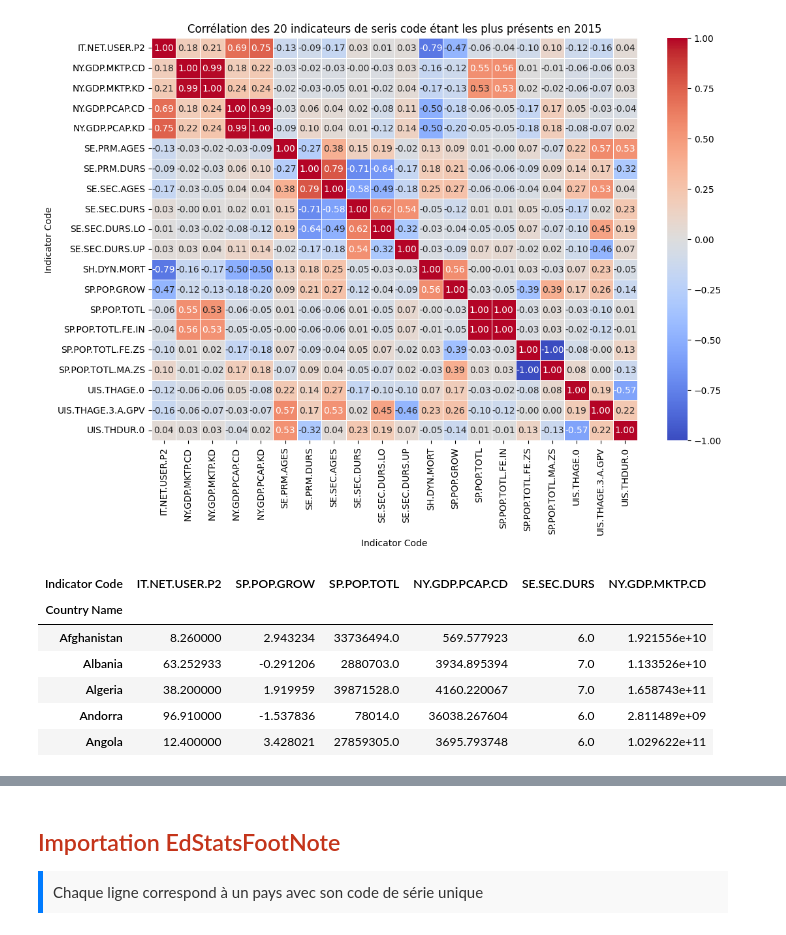
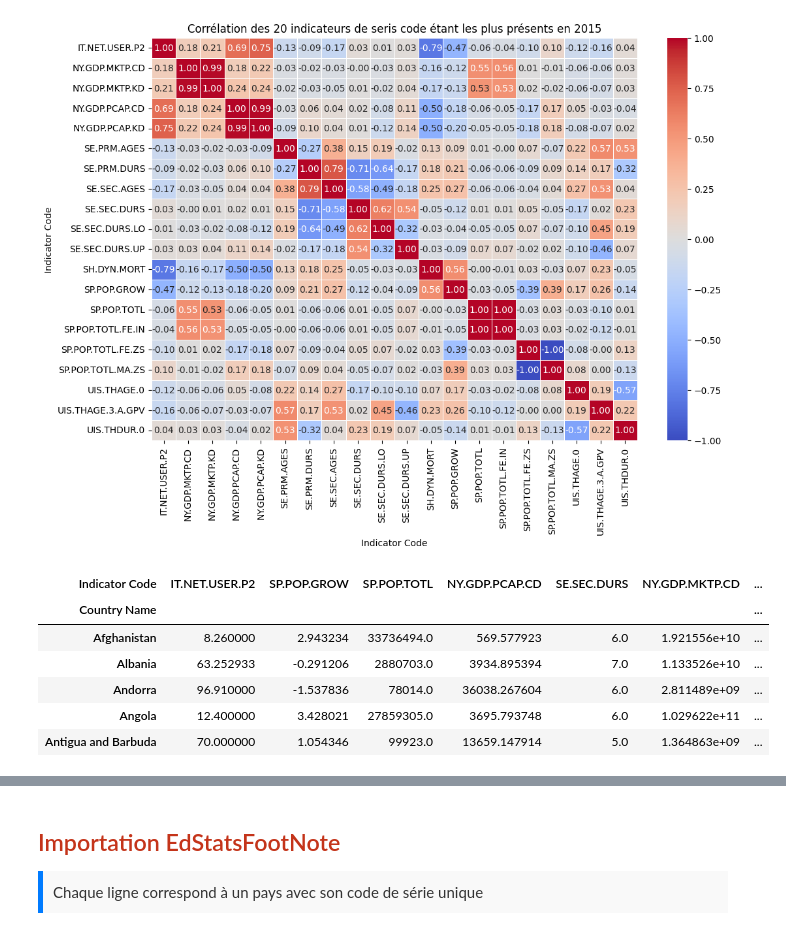
Before and after one commit to Xantos07/EducationalSystems, a Jupyter notebook: EducationalSystems.ipynb, the cells around one changed output, grey strips where cells are left out. Saved outputs shown, nothing was run; the diff lists cells and outputs as text; code cells hidden in the pictures.

```diff
--- a/EducationalSystems.ipynb
+++ b/EducationalSystems.ipynb
@@ -1055,25 +1008,24 @@ plt.show()
 # %%
 data_pivot_with_countries = data_pivot.copy()
 
-
 relevant_indicators = [
     'IT.NET.USER.P2', 'SP.POP.GROW', 'SP.POP.TOTL',
-    'NY.GDP.PCAP.CD', 'SE.SEC.DURS', 'NY.GDP.MKTP.CD'
+    'NY.GDP.PCAP.CD', 'SE.SEC.DURS', 'NY.GDP.MKTP.CD', 'UIS.THAGE.3.A.GPV'
 ]
 
-filtered_data = data_pivot_with_countries[relevant_indicators]
+filtered_data = data_pivot_with_countries[relevant_indicators] #juste un tableau avc mes indicateurs
 
-filtered_data = filtered_data.dropna(subset=relevant_indicators)
+filtered_data = filtered_data.dropna(subset=relevant_indicators) #si donnée manquante
 
 filtered_data.head()
 # %% [output]
-| Indicator Code | IT.NET.USER.P2 | SP.POP.GROW | SP.POP.TOTL | NY.GDP.PCAP.CD | SE.SEC.DURS | NY.GDP.MKTP.CD |
-| Country Name |  |  |  |  |  |  |
-| Afghanistan | 8.260000 | 2.943234 | 33736494.0 | 569.577923 | 6.0 | 1.921556e+10 |
-| Albania | 63.252933 | -0.291206 | 2880703.0 | 3934.895394 | 7.0 | 1.133526e+10 |
-| Algeria | 38.200000 | 1.919959 | 39871528.0 | 4160.220067 | 7.0 | 1.658743e+11 |
-| Andorra | 96.910000 | -1.537836 | 78014.0 | 36038.267604 | 6.0 | 2.811489e+09 |
-| Angola | 12.400000 | 3.428021 | 27859305.0 | 3695.793748 | 6.0 | 1.029622e+11 |
+| Indicator Code | IT.NET.USER.P2 | SP.POP.GROW | SP.POP.TOTL | NY.GDP.PCAP.CD | SE.SEC.DURS | NY.GDP.MKTP.CD | ... |
+| Country Name |  |  |  |  |  |  | ... |
+| Afghanistan | 8.260000 | 2.943234 | 33736494.0 | 569.577923 | 6.0 | 1.921556e+10 | ... |
+| Albania | 63.252933 | -0.291206 | 2880703.0 | 3934.895394 | 7.0 | 1.133526e+10 | ... |
+| Andorra | 96.910000 | -1.537836 | 78014.0 | 36038.267604 | 6.0 | 2.811489e+09 | ... |
+| Angola | 12.400000 | 3.428021 | 27859305.0 | 3695.793748 | 6.0 | 1.029622e+11 | ... |
+| Antigua and Barbuda | 70.000000 | 1.054346 | 99923.0 | 13659.147914 | 5.0 | 1.364863e+09 | ... |
 # %%
 normalized_data = filtered_data.copy()
 
```
Also changed, not shown: parts of 14 cells of this notebook.
